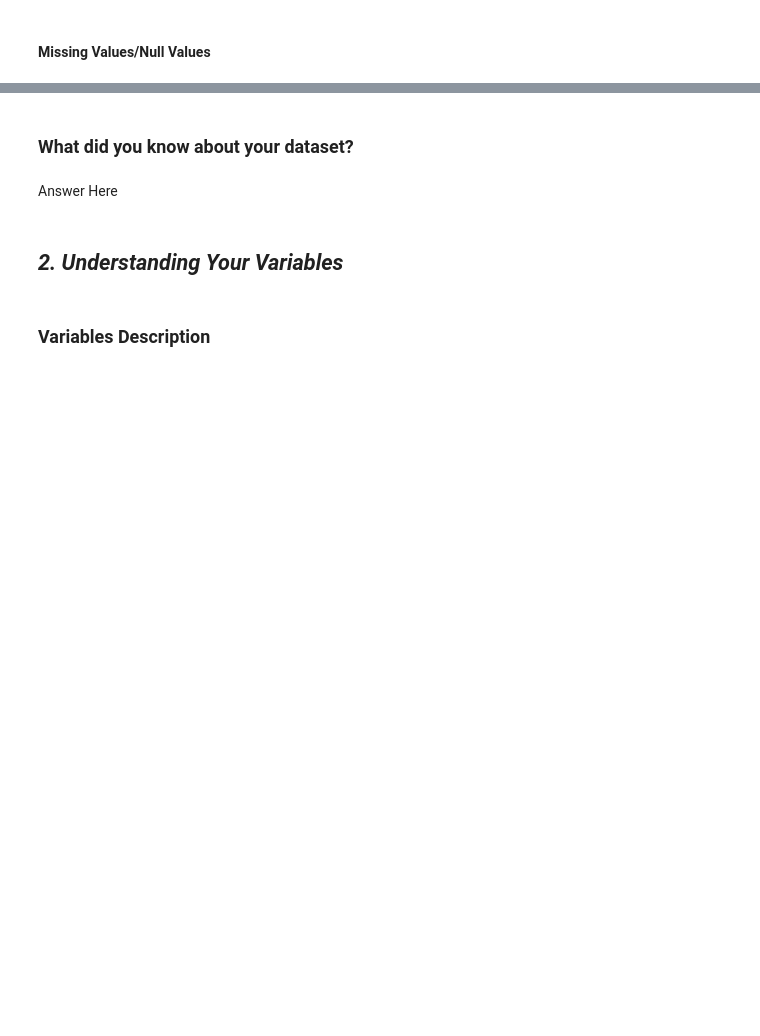
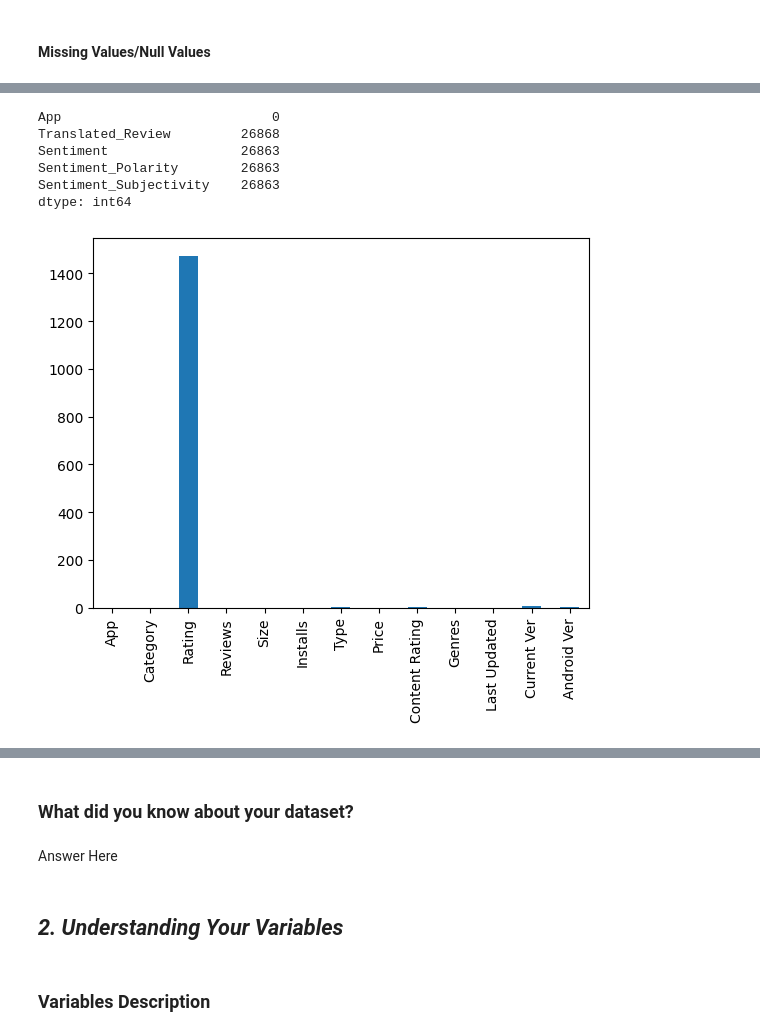
Before and after one commit to mridulbadika/Play-Store-App-Review-Analysis, a Jupyter notebook: EDA_on_Play_Store_App_Review_Analysis.ipynb, the cells around one changed output, grey strips where cells are left out. Drawn from its saved outputs; the diff is of its cells as text; code cells hidden in the pictures; blank space fills up the shorter version.

Commit message:
2nd commit, completed the know your data section

```diff
--- a/EDA_on_Play_Store_App_Review_Analysis.ipynb
+++ b/EDA_on_Play_Store_App_Review_Analysis.ipynb
@@ -83,3 +99,10 @@ M - Multivariate Analysis
+# %%
+#directory path
+directory_path = "/content/drive/MyDrive/EDA Python/"
+
+#reading csv's
+apps_df = pd.read_csv(directory_path + "Play Store Data.csv")
+reviews_df = pd.read_csv(directory_path + "User Reviews.csv")
 # %% [markdown]
 ### Dataset First View
 # %%
@@ -103,2 +201,15 @@ M - Multivariate Analysis
+# %%
+reviews_df.isnull().sum()
+# %% [output]
+App                           0
+Translated_Review         26868
+Sentiment                 26863
+Sentiment_Polarity        26863
+Sentiment_Subjectivity    26863
+dtype: int64
 # %%
 # Visualizing the missing values
+apps_df.isnull().sum().plot(kind='bar')
+plt.show()
+# %% [output]
+[figure, added]
```
Also changed, not shown: parts of 13 cells of this notebook.
